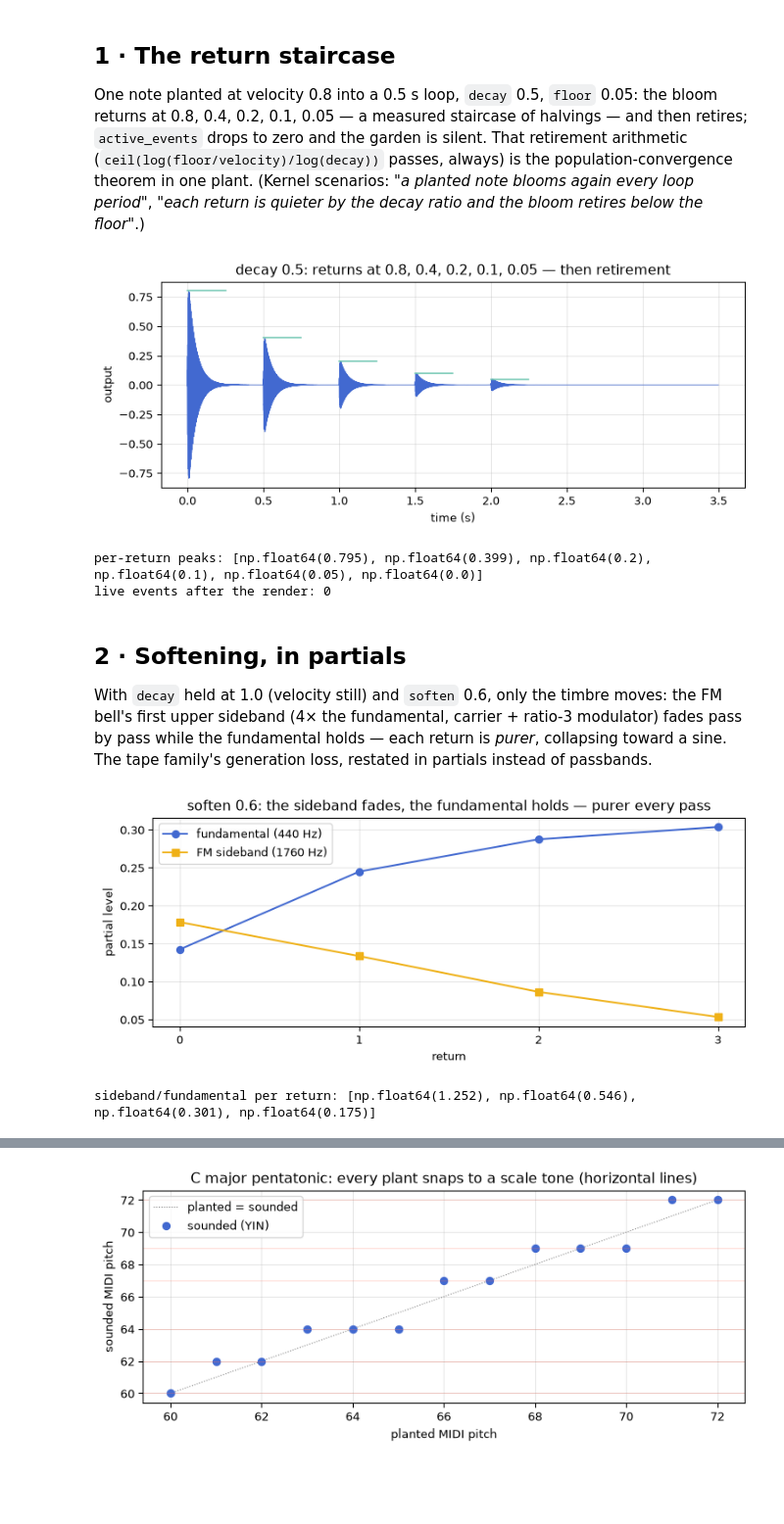
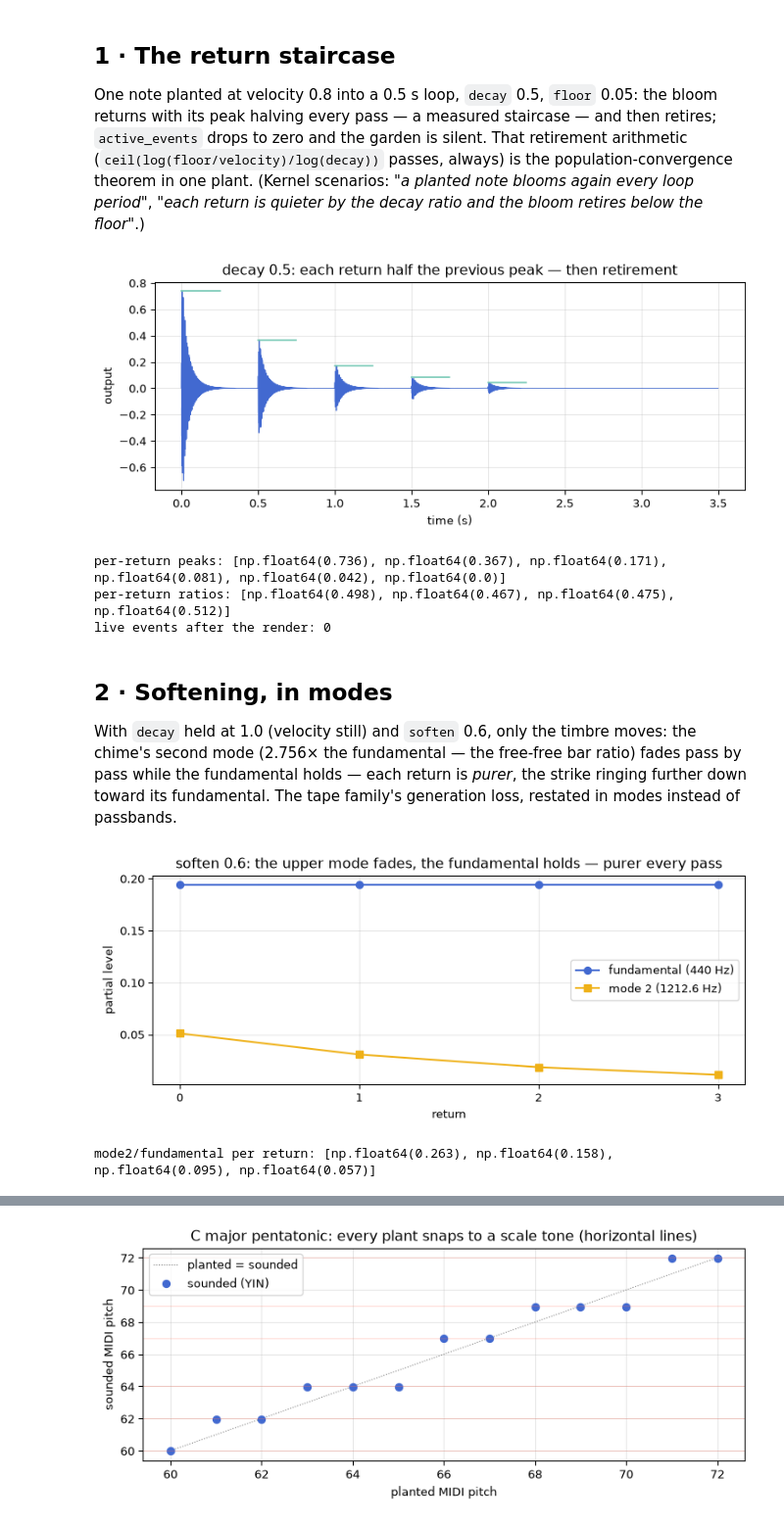
Before and after one commit to tap/TapTools, a Jupyter notebook: notebooks/garden.ipynb, the cells around one changed output, grey strips where cells are left out. Shown at 98% size. Cells and saved outputs as stored; diff of their text form; code cells hidden in the pictures; blank space fills up the shorter version.

```diff
--- a/notebooks/garden.ipynb
+++ b/notebooks/garden.ipynb
@@ -32,7 +32,7 @@ def tone(x, f):
 ## 1 · The return staircase
 
 One note planted at velocity 0.8 into a 0.5 s loop, `decay` 0.5, `floor` 0.05: the bloom
-returns at 0.8, 0.4, 0.2, 0.1, 0.05 — a measured staircase of halvings — and then retires;
+returns with its peak halving every pass — a measured staircase — and then retires;
 `active_events` drops to zero and the garden is silent. That retirement arithmetic
 (`ceil(log(floor/velocity)/log(decay))` passes, always) is the population-convergence
 theorem in one plant. (Kernel scenarios: *"a planted note blooms again every loop period"*,
@@ -46,51 +46,55 @@ y = g.process(int(3.5 * sr))
 t = np.arange(y.size) / sr
 fig, ax = plt.subplots()
 ax.plot(t, y, color=C[0], lw=0.6)
-for k, v in enumerate([0.8 * 0.5 ** i for i in range(5)]):
+marks = [np.abs(y[int(k * 0.5 * sr) : int((k + 1) * 0.5 * sr)]).max() for k in range(5)]
+for k, v in enumerate(marks):
     ax.plot([k * 0.5, k * 0.5 + 0.25], [v, v], color=C[3], lw=1.2)
 ax.set_xlabel("time (s)"); ax.set_ylabel("output")
-ax.set_title("decay 0.5: returns at 0.8, 0.4, 0.2, 0.1, 0.05 — then retirement")
+ax.set_title("decay 0.5: each return half the previous peak — then retirement")
 plt.show()
 
 peaks = [np.abs(y[int(k * 0.5 * sr) : int((k + 1) * 0.5 * sr)]).max() for k in range(6)]
 print("per-return peaks:", [round(p, 3) for p in peaks])
+print("per-return ratios:", [round(peaks[k + 1] / peaks[k], 3) for k in range(4)])
 print("live events after the render:", g.active_events)
 # %% [output]
-[figure, old version]
+[figure, new version]
-per-return peaks: [np.float64(0.795), np.float64(0.399), np.float64(0.2), np.float64(0.1), np.float64(0.05), np.float64(0.0)]
+per-return peaks: [np.float64(0.736), np.float64(0.367), np.float64(0.171), np.float64(0.081), np.float64(0.042), np.float64(0.0)]
+per-return ratios: [np.float64(0.498), np.float64(0.467), np.float64(0.475), np.float64(0.512)]
 live events after the render: 0
 # %% [markdown]
-## 2 · Softening, in partials
+## 2 · Softening, in modes
 
-With `decay` held at 1.0 (velocity still) and `soften` 0.6, only the timbre moves: the FM
-bell's first upper sideband (4× the fundamental, carrier + ratio-3 modulator) fades pass by
-pass while the fundamental holds — each return is *purer*, collapsing toward a sine. The
-tape family's generation loss, restated in partials instead of passbands.
+With `decay` held at 1.0 (velocity still) and `soften` 0.6, only the timbre moves: the
+chime's second mode (2.756× the fundamental — the free-free bar ratio) fades pass by pass
+while the fundamental holds — each return is *purer*, the strike ringing further down
+toward its fundamental. The tape family's generation loss, restated in modes instead of
+passbands.
 # %%
 g = tap.Garden(sr, smooth_ms=0, idle_seconds=0, loop_seconds=0.5,
                decay=1.0, floor=0.001, soften=0.6, bell=(0.005, 0.06, 1.0), scale=0)
-g.note(69, 0.8)  # 440 Hz carrier -> first upper sideband at 1760 Hz
+g.note(69, 0.8)  # 440 Hz fundamental -> second chime mode at 2.756x = 1212.6 Hz
 y = g.process(int(2.5 * sr))
 
 loop = int(0.5 * sr)
 passes = np.arange(4)
 fund = [tone(y[k * loop : k * loop + int(0.2 * sr)], 440.0) for k in passes]
-side = [tone(y[k * loop : k * loop + int(0.2 * sr)], 1760.0) for k in passes]
+side = [tone(y[k * loop : k * loop + int(0.2 * sr)], 440.0 * 2.756) for k in passes]
 
 fig, ax = plt.subplots()
 ax.plot(passes, fund, "o-", color=C[0], label="fundamental (440 Hz)")
-ax.plot(passes, side, "s-", color=C[1], label="FM sideband (1760 Hz)")
+ax.plot(passes, side, "s-", color=C[1], label="mode 2 (1212.6 Hz)")
 ax.set_xticks(passes)
 ax.set_xlabel("return"); ax.set_ylabel("partial level")
-ax.set_title("soften 0.6: the sideband fades, the fundamental holds — purer every pass")
+ax.set_title("soften 0.6: the upper mode fades, the fundamental holds — purer every pass")
 ax.legend()
 plt.show()
 
-print("sideband/fundamental per return:",
+print("mode2/fundamental per return:",
       [round(s / f, 3) for s, f in zip(side, fund)])
 # %% [output]
-[figure, old version]
+[figure, new version]
-sideband/fundamental per return: [np.float64(1.252), np.float64(0.546), np.float64(0.301), np.float64(0.175)]
+mode2/fundamental per return: [np.float64(0.263), np.float64(0.158), np.float64(0.095), np.float64(0.057)]
 # %% [markdown]
 ## 3 · The scale contract, by the pitch oracle
 
```
Also changed, not shown: parts of 6 cells of this notebook, 11 other files.
